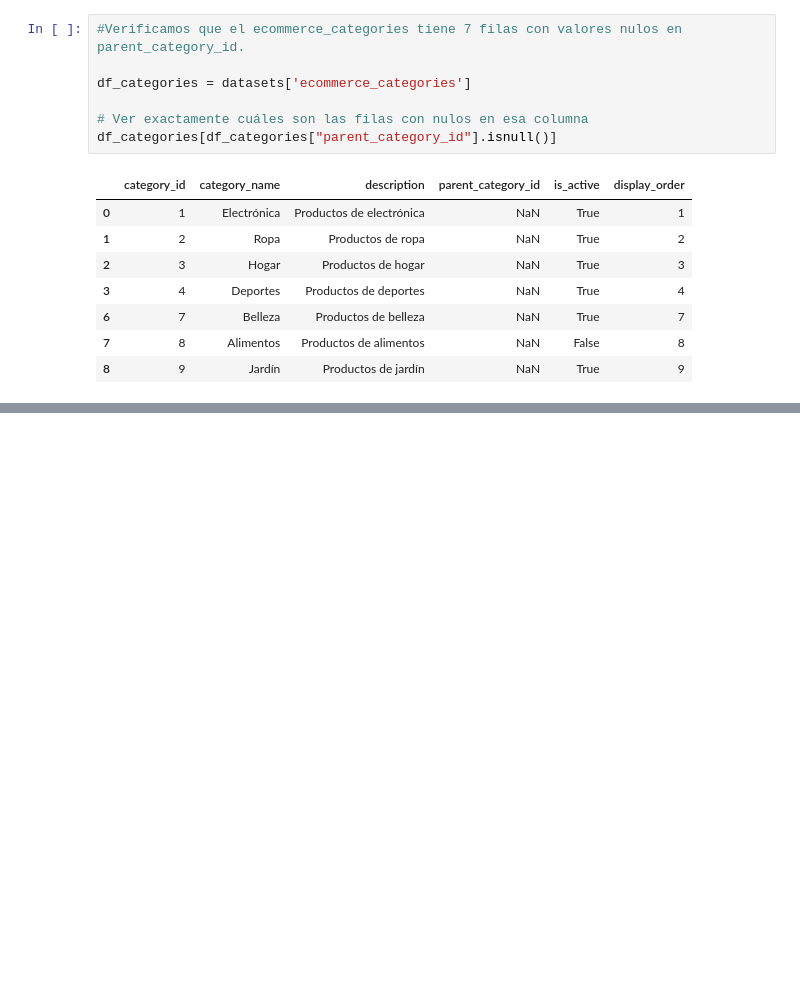
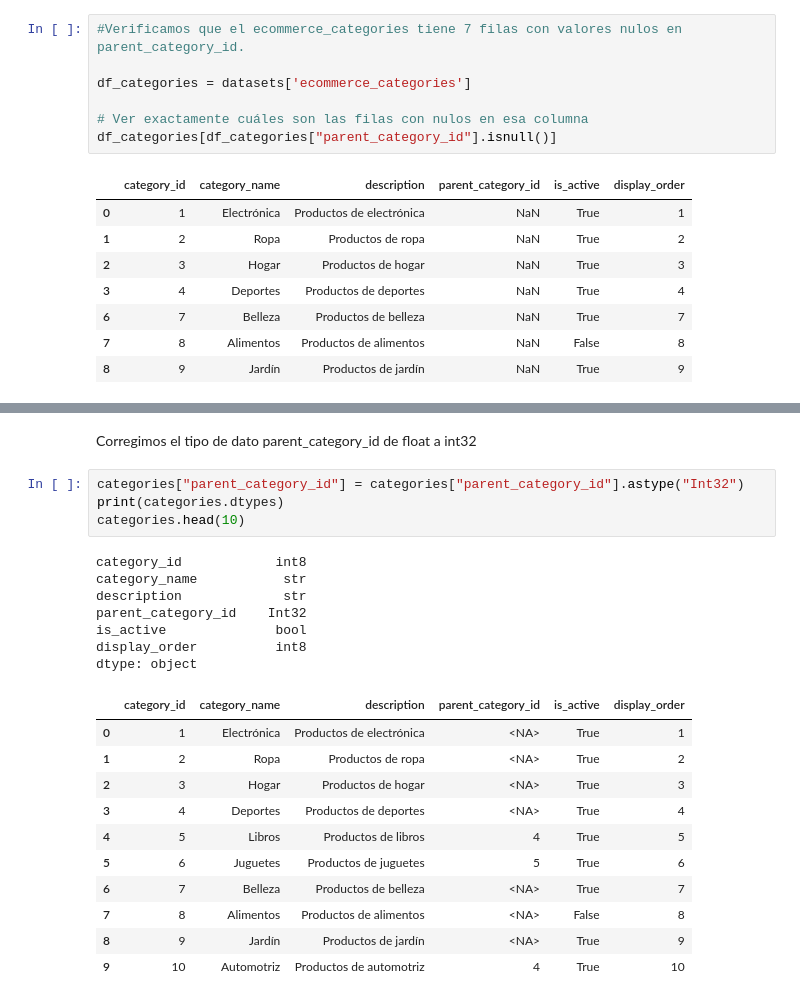
Before and after one commit to gonzaaliano/ecommerce-etl-pipeline, a Jupyter notebook: notebooks/01_verify_csvs_files.ipynb, the cells around one changed output, grey strips where cells are left out. Cells and saved outputs as stored; diff of their text form; blank space fills up the shorter version.

```diff
--- a/notebooks/01_verify_csvs_files.ipynb
+++ b/notebooks/01_verify_csvs_files.ipynb
@@ -94,0 +185,25 @@ AttributeError: 'DataFrame' object has no attribute 'isduplicated'
+# %% [markdown]
+Corregimos el tipo de dato parent_category_id de float a int32
+# %%
+categories["parent_category_id"] = categories["parent_category_id"].astype("Int32")
+print(categories.dtypes)
+categories.head(10)
+# %% [output]
+category_id            int8
+category_name           str
+description             str
+parent_category_id    Int32
+is_active              bool
+display_order          int8
+dtype: object
+|  | category_id | category_name | description | parent_category_id | is_active | display_order |
+| 0 | 1 | Electrónica | Productos de electrónica | <NA> | True | 1 |
+| 1 | 2 | Ropa | Productos de ropa | <NA> | True | 2 |
+| 2 | 3 | Hogar | Productos de hogar | <NA> | True | 3 |
+| 3 | 4 | Deportes | Productos de deportes | <NA> | True | 4 |
+| 4 | 5 | Libros | Productos de libros | 4 | True | 5 |
+| 5 | 6 | Juguetes | Productos de juguetes | 5 | True | 6 |
+| 6 | 7 | Belleza | Productos de belleza | <NA> | True | 7 |
+| 7 | 8 | Alimentos | Productos de alimentos | <NA> | False | 8 |
+| 8 | 9 | Jardín | Productos de jardín | <NA> | True | 9 |
+| 9 | 10 | Automotriz | Productos de automotriz | 4 | True | 10 |
```
Also changed, not shown: parts of 33 cells of this notebook, 2 other files.
